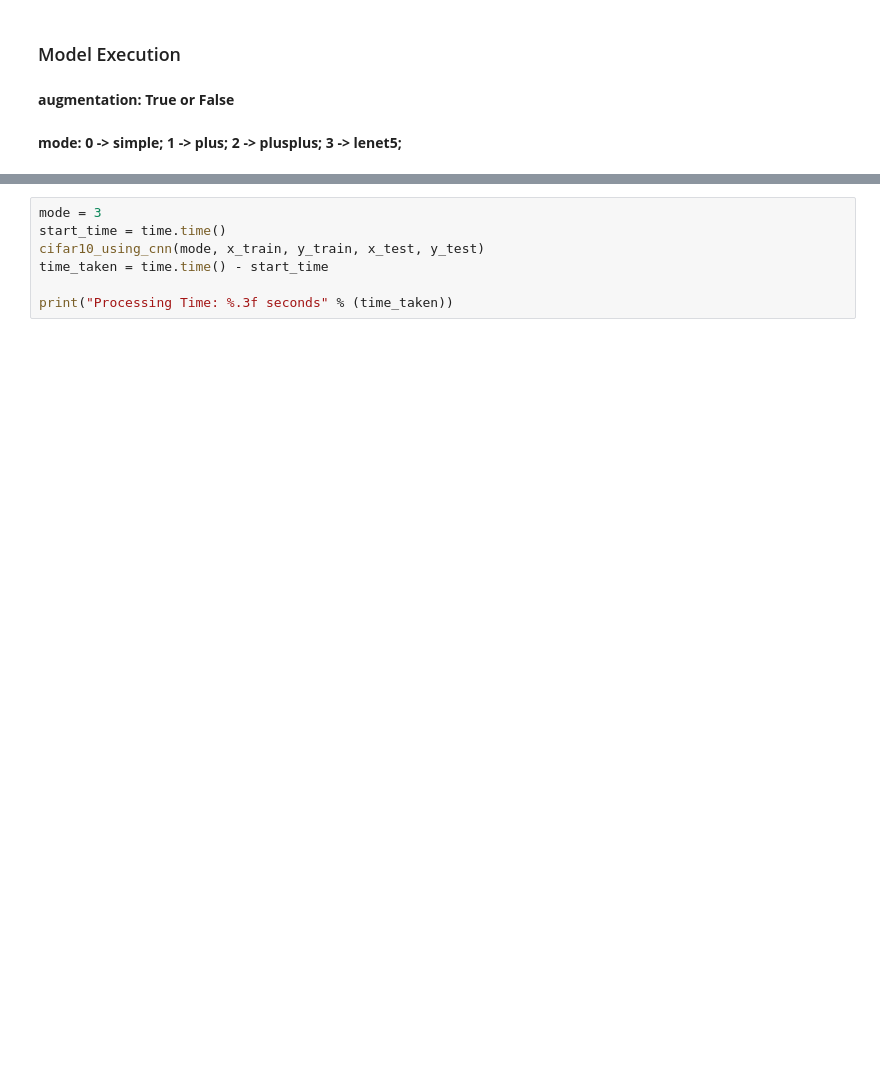
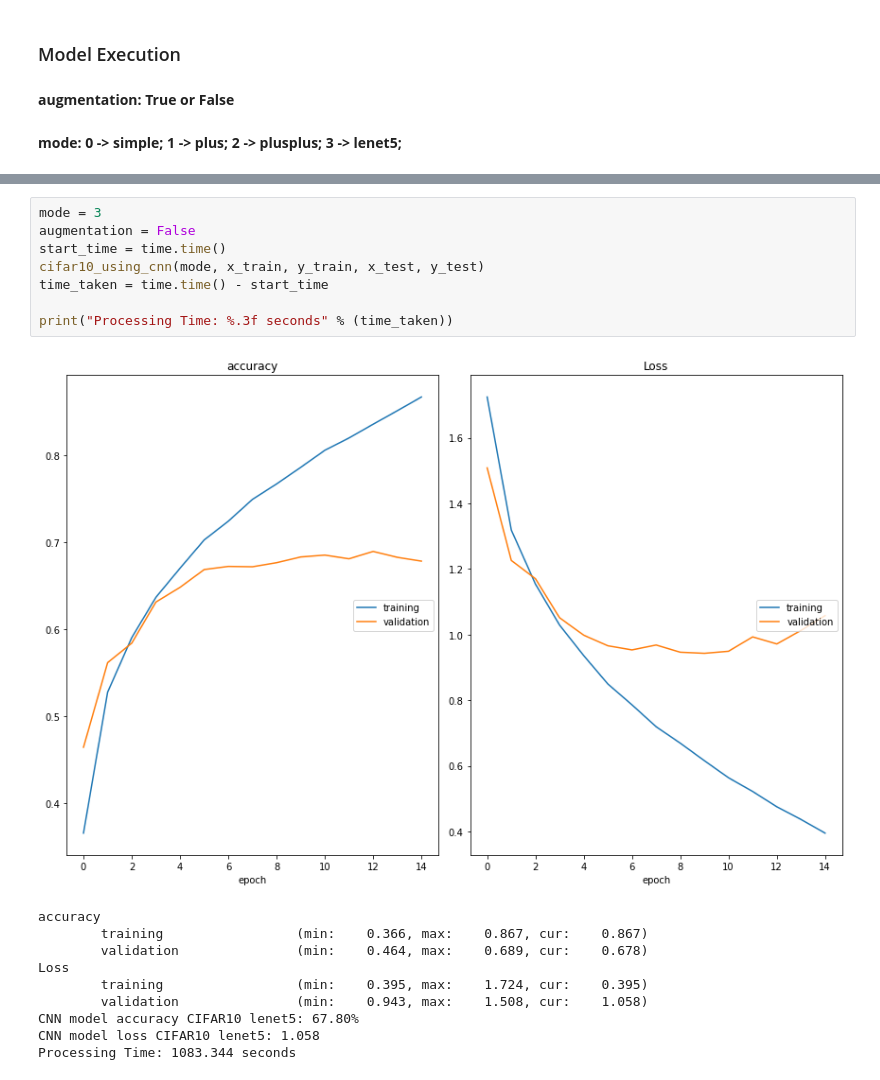
Before and after one commit to diogofbraga/MachineLearningAssignments, a Jupyter notebook: CIFAR-10/CNN_CIFAR10.ipynb, the cells around one changed output, grey strips where cells are left out. Drawn from its saved outputs; the diff is of its cells as text; blank space fills up the shorter version.

```diff
--- a/CIFAR-10/CNN_CIFAR10.ipynb
+++ b/CIFAR-10/CNN_CIFAR10.ipynb
@@ -263,7 +311,19 @@ print("Processing Time: %.3f seconds" % (time_taken))
 # %%
 mode = 3
+augmentation = False
 start_time = time.time()
 cifar10_using_cnn(mode, x_train, y_train, x_test, y_test)
 time_taken = time.time() - start_time
 
 print("Processing Time: %.3f seconds" % (time_taken))
+# %% [output]
+[figure, added]
+accuracy
+        training                 (min:    0.366, max:    0.867, cur:    0.867)
+        validation               (min:    0.464, max:    0.689, cur:    0.678)
+Loss
+        training                 (min:    0.395, max:    1.724, cur:    0.395)
+        validation               (min:    0.943, max:    1.508, cur:    1.058)
+CNN model accuracy CIFAR10 lenet5: 67.80%
+CNN model loss CIFAR10 lenet5: 1.058
+Processing Time: 1083.344 seconds
```
Also changed, not shown: parts of 7 cells of this notebook, 6 other files.
